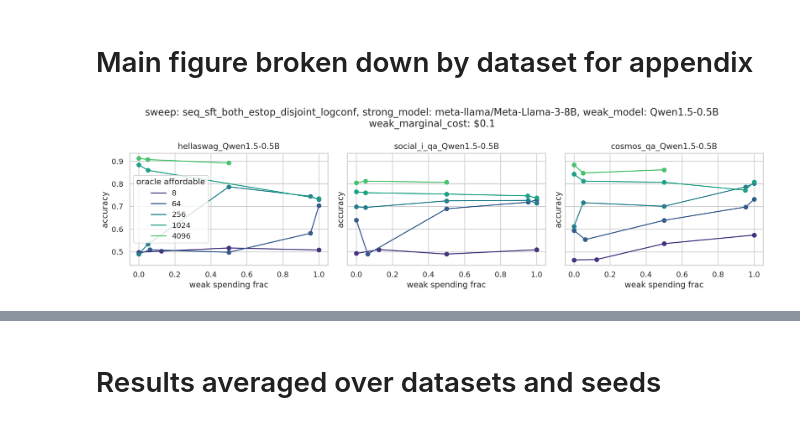
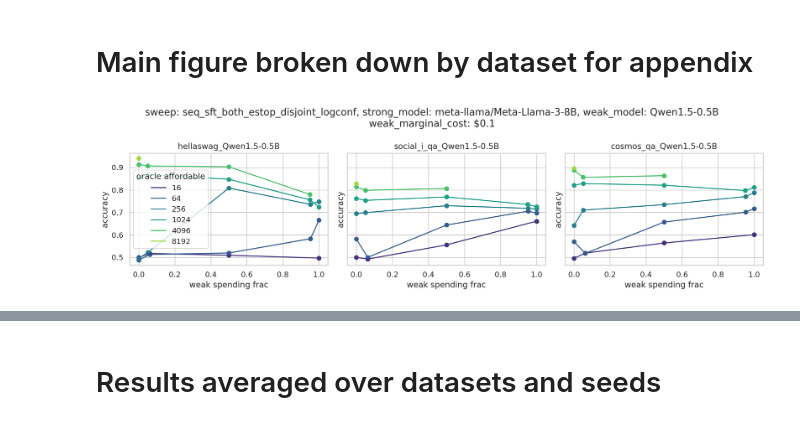
Before and after one commit to EleutherAI/scalable-elicitation, a Jupyter notebook: figures.ipynb, the cells around one changed output, grey strips where cells are left out. Saved outputs shown, nothing was run; the diff lists cells and outputs as text; code cells hidden in the pictures.

```diff
--- a/figures.ipynb
+++ b/figures.ipynb
@@ -32,6 +32,11 @@ def load_result(path):
     else:
         weak_compute, oracle_compute, total_compute = np.nan, np.nan, np.nan
 
+    logodds = np.array(results["calibrated_logodds"])
+    labels = np.array(results["gt_soft_labels"]) > 0.5
+    thresh = np.quantile(logodds, labels.mean())
+    calibrated_acc = ((logodds > thresh) == labels).mean()
+
     num_weak = results["reporter"]["num_weak"]
     num_oracle = results["reporter"]["num_oracle"]
     num_weak_nonunique = results["reporter"]["num_weak_nonunique"]
@@ -42,6 +47,7 @@ def load_result(path):
     return {
         "auroc": results["auroc"],
         "acc": results["acc"],
+        "calibrated_acc": calibrated_acc,
         "model_name": config["model"]["name"],
         "num_oracle": num_oracle,
         "num_weak": num_weak,
@@ -58,39 +64,36 @@ def load_result(path):
 
 
 def get_results_df(ds_names=None, sweep_names=None):
-    sweep_names = sweep_names or ["seq_sft_both_estop_clean_disjoint"]
-    patterns = [f"nw=*_{sweep_name}_s*" for sweep_name in sweep_names]
+    if sweep_names is not None:
+        patterns = [f"nw=*_{sweep_name}_s*" for sweep_name in sweep_names]
+    else:
+        patterns = [f"nw=*_*_s*"]
     results = []
     if ds_names is None:
         ds_names = [d.name for d in Path("results").iterdir() if d.is_dir()]
     for ds_name in ds_names:
         for subdir in chain(*[Path(f"results/{ds_name}").glob(pattern) for pattern in patterns]):
-            if result := load_result(subdir):
-                results.append(result)
+            try:
+                if result := load_result(subdir):
+                    results.append(result)
+            except Exception as e:
+                continue
     results_df = pd.DataFrame(results)
     results_df.set_index(["ds_name", "model_name", "sweep_name"], inplace=True, drop=False)
     return results_df
 
 
-def find_result_by_n(results_df, n_weak, n_oracle, run_name, atol=0., rtol=0., verbose=True):
-    curr_df = results_df.loc[run_name]
+def find_result_by_n(results_df, n_weak, n_oracle, run_name, atol=0., rtol=0., verbose=True, metric="acc"):
+    curr_df = results_df.xs(run_name, level=['ds_name', 'model_name', 'sweep_name'])
     curr_df = curr_df[np.isclose(curr_df["num_oracle"], n_oracle, atol=atol, rtol=rtol)]
     curr_df = curr_df[np.isclose(curr_df["num_weak"], n_weak, atol=atol, rtol=rtol)]
     if len(curr_df) == 0:
         if verbose:
             print(f"WARNING: {run_name} has no results for ({n_weak}, {n_oracle})")
-        return
-    elif len(curr_df) > 1 and verbose:
-        print(f"WARNING: {run_name} has {len(curr_df)} results for ({n_weak}, {n_oracle}), using their mean")
-    return curr_df["acc"].mean()
+        return None, None, 0
+    # print(curr_df["seed"].values.tolist())
+    return curr_df[metric].mean(), curr_df[metric].std(), len(curr_df)
 # %%
-sweep_names = [
-    "seq_sft_both_estop_clean_disjoint",
-    "seq_sft_both_estop_disjoint_logconf",
-    "seq_sft_both_estop_active_oracle_disjoint",
-    "weak_prompted_oracle_sft_estop",
-    "oracle_prompted_weak_sft_estop"
-]
 base_ds_names = [
     "boolq",
     "hellaswag",
@@ -105,4 +108,4 @@ weak_models = ["Qwen1.5-0.5B", "Qwen1.5-4B"]
 weak_names = [f"{name}_{wm}" for name in base_ds_names for wm in weak_models]
 
 strong_name = "meta-llama/Meta-Llama-3-8B"
-results_df = get_results_df(ds_names=weak_names, sweep_names=sweep_names)
+results_df = get_results_df(ds_names=weak_names, sweep_names=None)
@@ -133,10 +171,11 @@ strong_model = "meta-llama/Meta-Llama-3-8B"
 
 
 sweep_name = "seq_sft_both_estop_disjoint_logconf"
+# sweep_name = "oracle_prompted_weak_sft_estop"
 # sweep_name = "seq_sft_both_estop_active_oracle_disjoint"
 # sweep_name = "seq_sft_both_estop_clean_disjoint"
 weak_spending_fracs = [0.0, 0.05, 0.5, 0.95, 1.0]
-oracle_affordables = [8, 64, 256, 1024, 4096]
+oracle_affordables = [16, 64, 256, 1024, 4096, 8192]
 current_base_ds_names = ["hellaswag", "social_i_qa", "cosmos_qa"]
 
 # sweep_name = "seq_sft_both_estop_clean_disjoint"
@@ -155,32 +194,32 @@ for i, kind in enumerate(kinds):
         run_name = (ds_name,
             strong_model,
             sweep_name)
 
         # saliences = salience_df.loc[(ds_name, strong_model)]
         # salience_weak, salience_oracle = saliences["salience_weak"], saliences["salience_oracle"]
 
         for oracle_affordable in oracle_affordables:
             accs = []
             actual_wsfs = []
             for wsf in weak_spending_fracs:
                 osf = 1 - wsf
                 n_oracle = int(wsf * oracle_affordable)
                 n_weak = int((oracle_affordable - n_oracle) / weak_marginal_cost)
-                acc = find_result_by_n(results_df, n_weak, n_oracle, run_name, rtol=0.05, verbose=False)
+                acc, acc_std, n = find_result_by_n(results_df, n_weak, n_oracle, run_name, rtol=0.05, verbose=False)
                 if acc is not None:
                     accs.append(acc)
                     actual_wsfs.append(1 - (n_oracle / (n_oracle + n_weak * weak_marginal_cost)))
 
             plt.plot(actual_wsfs, accs, label=f"{oracle_affordable}")
             plt.scatter(actual_wsfs, accs)
 
         plt.xlabel("weak spending frac")
         plt.ylabel("accuracy")
         plt.title(f"{ds_name}")
         if i == 0 and j == 0:
             plt.legend(title="oracle affordable")
 plt.suptitle(f"sweep: {sweep_name}, strong_model: {strong_model}, weak_model: {weak_model}\nweak_marginal_cost: \\${weak_marginal_cost}")
 plt.tight_layout()
 plt.show()
 # %% [output]
-[figure, old version]
+[figure, new version]
```
Also changed, not shown: parts of 12 cells of this notebook, 7 other files.
